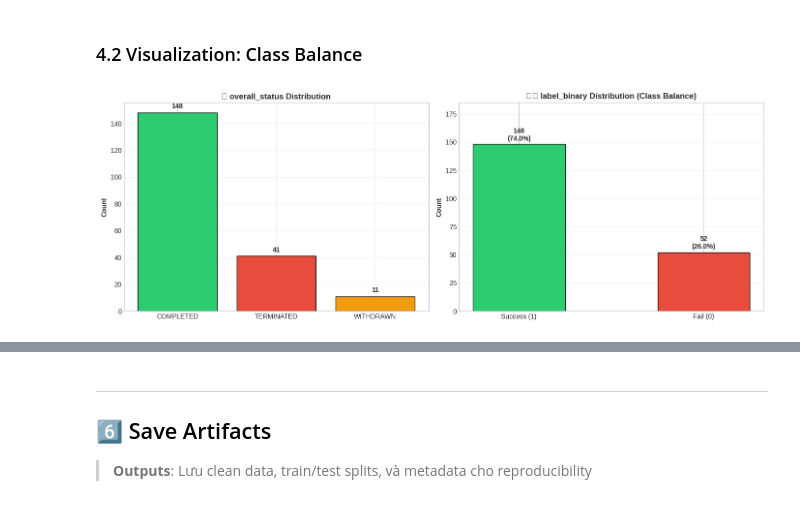
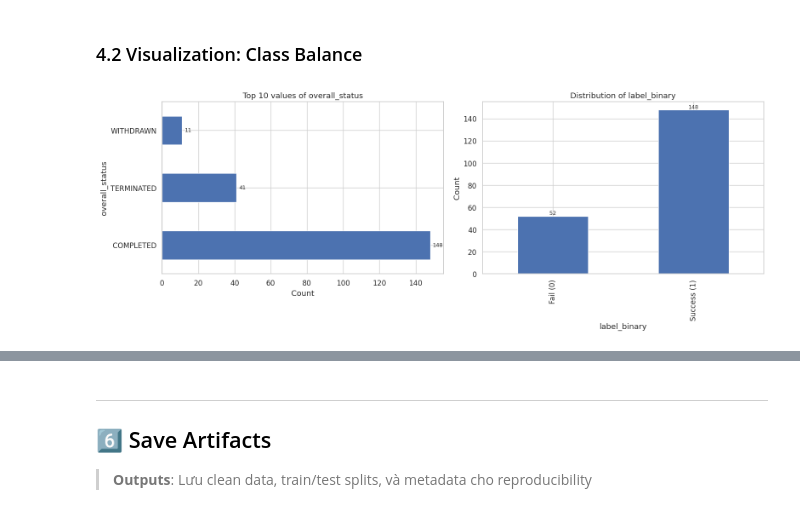
Before and after one commit to b28dbca4/Clinical-Trial-Failure-Prediction, a Jupyter notebook: notebooks/02_data_preprocessing.ipynb, the cells around one changed output, grey strips where cells are left out. Drawn from its saved outputs; the diff is of its cells as text; code cells hidden in the pictures.

```diff
--- a/notebooks/02_data_preprocessing.ipynb
+++ b/notebooks/02_data_preprocessing.ipynb
@@ -489,24 +478,20 @@ print(f"\n📊 enrollment_count after: {missing_after} missing")
 # ============================================================================
 
 print("=" * 60)
-print("🏷️ MISSING HANDLING: CATEGORICAL COLUMNS")
+print("MISSING HANDLING: CATEGORICAL COLUMNS")
 print("=" * 60)
 
 cat_fill_cols = ['allocation', 'intervention_model', 'masking',
-                 'enrollment_type', 'lead_sponsor_class']
+                 'enrollment_type', 'lead_sponsor_class', 'primary_purpose']
 
 cat_fill_log = []
 for col in cat_fill_cols:
     if col in df_clean.columns:
         missing_count = df_clean[col].isna().sum()
         if missing_count > 0:
-            # Add 'UNKNOWN' to categories first if column is categorical
-            if df_clean[col].dtype.name == 'category':
-                if 'UNKNOWN' not in df_clean[col].cat.categories:
-                    df_clean[col] = df_clean[col].cat.add_categories(['UNKNOWN'])
             df_clean[col] = df_clean[col].fillna('UNKNOWN')
             cat_fill_log.append({'column': col, 'filled': missing_count, 'fill_value': 'UNKNOWN'})
-            print(f"✅ {col}: {missing_count:,} → filled with 'UNKNOWN'")
+            print(f"{col}: {missing_count:,} → filled with 'UNKNOWN'")
 
 # lead_sponsor_name (text column) - fill empty with 'UNKNOWN'
 if 'lead_sponsor_name' in df_clean.columns:
@@ -514,6 +499,6 @@ if 'lead_sponsor_name' in df_clean.columns:
     n_empty = empty_mask.sum()
     if n_empty > 0:
         df_clean.loc[empty_mask, 'lead_sponsor_name'] = 'UNKNOWN'
-        print(f"✅ lead_sponsor_name: {n_empty:,} → filled with 'UNKNOWN'")
+        print(f"lead_sponsor_name: {n_empty:,} → filled with 'UNKNOWN'")
 # %% [output]
 ============================================================
@@ -711,50 +681,52 @@ TERMINATED     41
 ### 4.2 Visualization: Class Balance
 # %%
 # ============================================================================
-# 4.2a BARPLOT: overall_status & label_binary
+# 4.2a VISUALIZATION: Label Distribution (using plot_utils)
 # ============================================================================
 
-fig, axes = plt.subplots(1, 2, figsize=(14, 5))
+# Overall Status Distribution
+fig, axes = plt.subplots(1, 2, figsize=(16, 6))
 
-# Plot 1: overall_status
-ax1 = axes[0]
-status_counts = df_clean['overall_status'].value_counts()
-colors_status = {'COMPLETED': '#2ecc71', 'TERMINATED': '#e74c3c', 'WITHDRAWN': '#f39c12'}
-bar_colors = [colors_status.get(s, 'gray') for s in status_counts.index]
+# Plot 1: Overall Status (top categories using plot_utils)
+pu.plot_top_categories(
+    df_clean,
+    col='overall_status',
+    top_n=10,
+    horizontal=True,
+    ax=axes[0]
+)
 
-bars = ax1.bar(status_counts.index, status_counts.values, color=bar_colors, edgecolor='black')
-for bar, val in zip(bars, status_counts.values):
-    ax1.text(bar.get_x() + bar.get_width()/2, bar.get_height() + len(df_clean)*0.01,
-             f'{val:,}', ha='center', va='bottom', fontsize=10, fontweight='bold')
-ax1.set_ylabel('Count', fontweight='bold')
-ax1.set_title('📊 overall_status Distribution', fontsize=12, fontweight='bold')
-ax1.tick_params(axis='x', rotation=0)
-ax1.grid(axis='y', alpha=0.3)
+# Plot 2: Label Binary Distribution (using plot_utils)
+pu.plot_target_distribution(
+    df_clean,
+    target_col='label_binary',
+    ax=axes[1],
+    normalize=False
+)
+axes[1].set_xticklabels(['Fail (0)', 'Success (1)'])
 
-# Plot 2: label_binary
-ax2 = axes[1]
+plt.tight_layout()
+
+# Show first
+plt.show()
+
+# Then save
+pu.save_fig(fig, FIGURES_DIR / 'label_distribution.png')
+
+# Calculate and display class imbalance metrics
 n_success = (df_clean['label_binary'] == 1).sum()
 n_fail = (df_clean['label_binary'] == 0).sum()
-labels = ['Success (1)', 'Fail (0)']
-values = [n_success, n_fail]
-colors = ['#2ecc71', '#e74c3c']
+total = len(df_clean)
+imbalance_ratio = max(n_success, n_fail) / min(n_success, n_fail)
 
-bars = ax2.bar(labels, values, color=colors, edgecolor='black', width=0.5)
-for bar, val in zip(bars, values):
-    pct = val / len(df_clean) * 100
-    ax2.text(bar.get_x() + bar.get_width()/2, bar.get_height() + len(df_clean)*0.01,
-             f'{val:,}\n({pct:.1f}%)', ha='center', va='bottom', fontsize=10, fontweight='bold')
-ax2.set_ylabel('Count', fontweight='bold')
-ax2.set_title('🏷️ label_binary Distribution (Class Balance)', fontsize=12, fontweight='bold')
-ax2.set_ylim(0, max(values) * 1.25)
-ax2.grid(axis='y', alpha=0.3)
-
-plt.tight_layout()
-plt.show()
-
-# Class imbalance ratio
-imbalance_ratio = max(n_success, n_fail) / min(n_success, n_fail)
-print(f"\n📊 Class Imbalance Ratio: {imbalance_ratio:.2f}:1")
-print("💡 Recommendation: Use class weights or SMOTE during modeling")
+print(f"\n" + "="*80)
+print("CLASS BALANCE ANALYSIS")
+print("="*80)
+print(f"Total samples: {total:,}")
+print(f"Success (1):   {n_success:,} ({n_success/total*100:.2f}%)")
+print(f"Fail (0):      {n_fail:,} ({n_fail/total*100:.2f}%)")
+print(f"Imbalance ratio: {imbalance_ratio:.2f}:1")
+print(f"Figure saved to {FIGURES_DIR / 'label_distribution.png'}")
+print("="*80)
 # %% [output]
-[figure, old version]
+[figure, new version]
```
Also changed, not shown: parts of 47 cells of this notebook, 6 other files.
